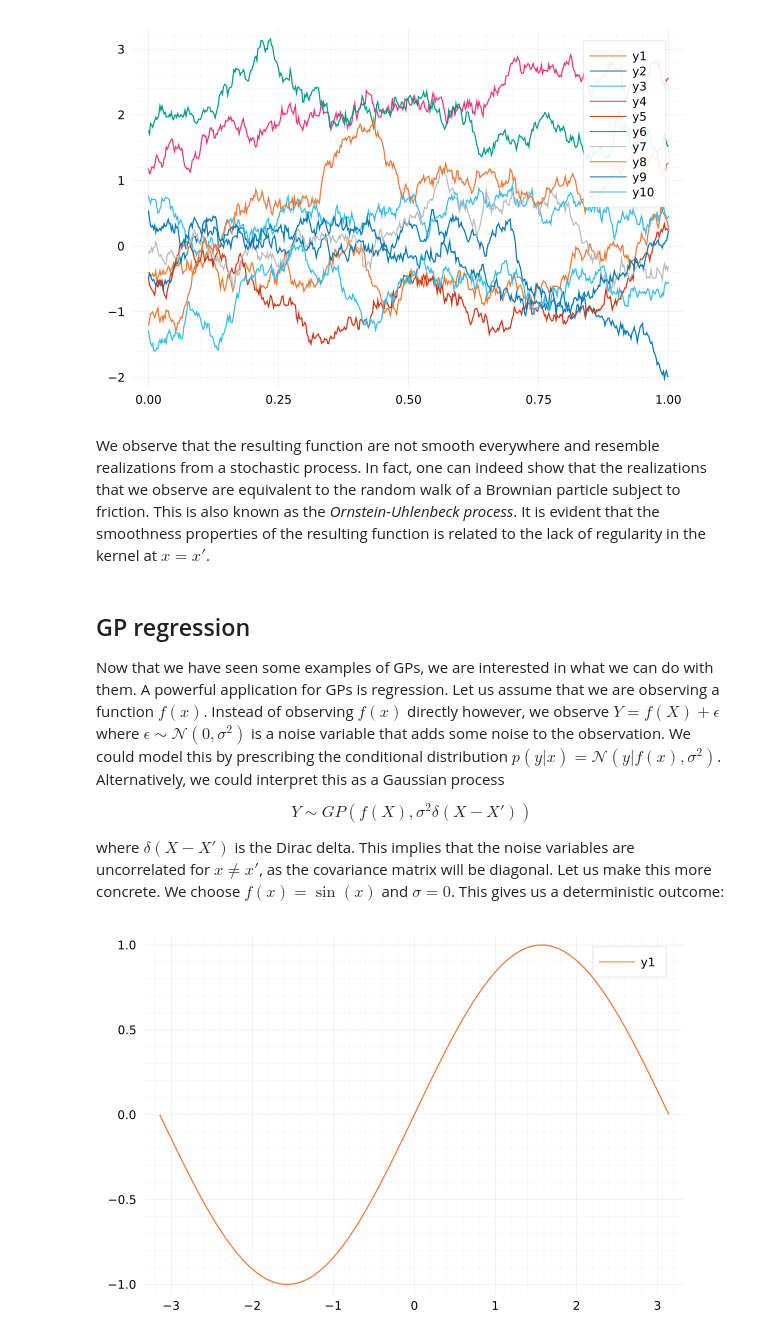
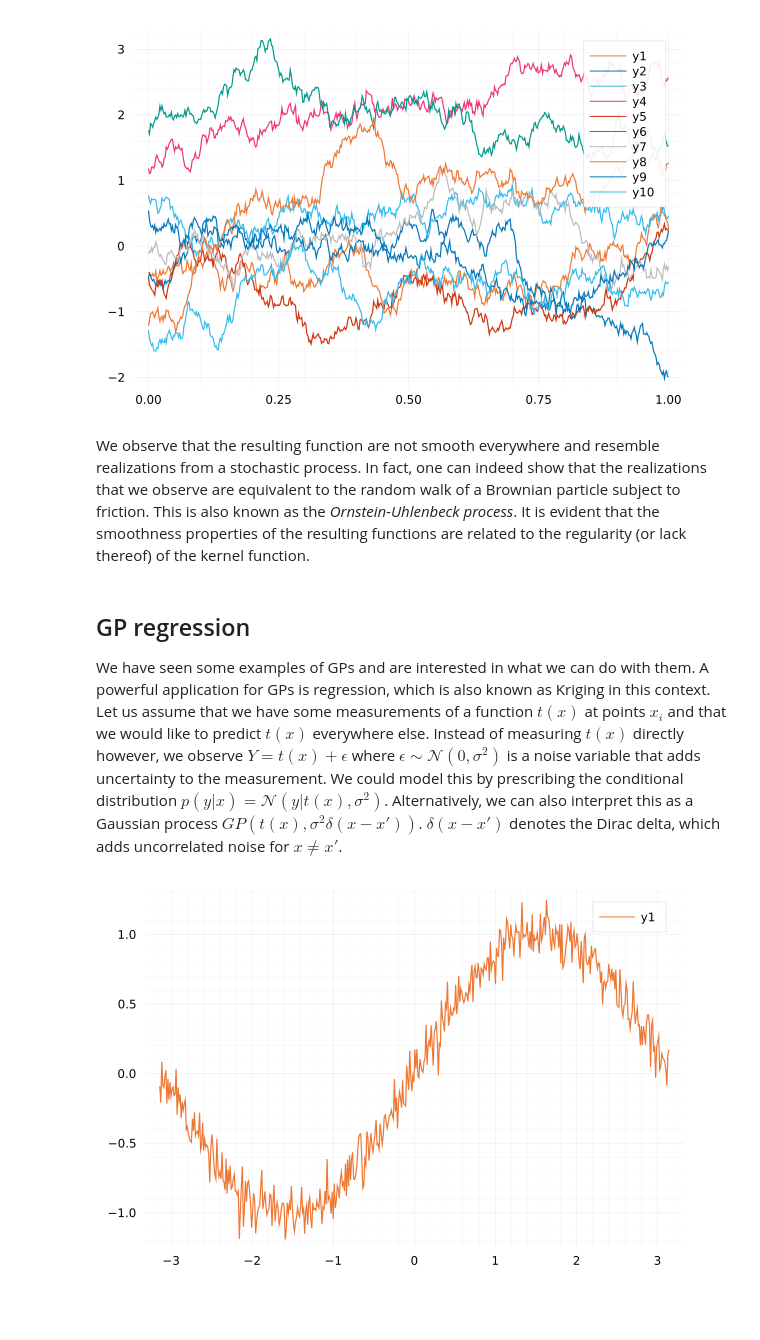
Before and after one commit to bonevbs/ml_notebooks, a Jupyter notebook: gaussian_processes.ipynb, the cells around one changed output. Saved outputs shown, nothing was run; the diff lists cells and outputs as text; code cells hidden in the pictures; blank space fills up the shorter version.

```diff
--- a/gaussian_processes.ipynb
+++ b/gaussian_processes.ipynb
@@ -183,23 +225,17 @@ visualize_gp_samples(zero, L, 10)
 # %% [output]
 [figure]
 # %% [markdown]
-We observe that the resulting function are not smooth everywhere and resemble realizations from a stochastic process. In fact, one can indeed show that the realizations that we observe are equivalent to the random walk of a Brownian particle subject to friction. This is also known as the *Ornstein-Uhlenbeck process*. It is evident that the smoothness properties of the resulting function is related to the lack of regularity in the kernel at $x=x'$.
+We observe that the resulting function are not smooth everywhere and resemble realizations from a stochastic process. In fact, one can indeed show that the realizations that we observe are equivalent to the random walk of a Brownian particle subject to friction. This is also known as the *Ornstein-Uhlenbeck process*. It is evident that the smoothness properties of the resulting functions are related to the regularity (or lack thereof) of the kernel function.
 # %% [markdown]
 ## GP regression
 
-Now that we have seen some examples of GPs, we are interested in what we can do with them. A powerful application for GPs is regression. Let us assume that we are observing a function $f(x)$. Instead of observing $f(x)$ directly however, we observe $Y = f(X) + \epsilon$ where $\epsilon \sim \mathcal{N}(0, \sigma^2)$ is a noise variable that adds some noise to the observation. We could model this by prescribing the conditional distribution $p(y|x) = \mathcal{N}(y | f(x), \sigma^2)$. Alternatively, we could interpret this as a Gaussian process
-
-$$
-Y \sim GP(f(X), \sigma^2 \delta(X-X'))
-$$
-
-where $\delta(X-X')$ is the Dirac delta. This implies that the noise variables are uncorrelated for $x \neq x'$, as the covariance matrix will be diagonal. Let us make this more concrete. We choose $f(x) = \sin (x)$ and $\sigma = 0$. This gives us a deterministic outcome:
+We have seen some examples of GPs and are interested in what we can do with them. A powerful application for GPs is regression, which is also known as Kriging in this context. Let us assume that we have some measurements of a function $t(x)$ at points $x_i$ and that we would like to predict $t(x)$ everywhere else. Instead of measuring $t(x)$ directly however, we observe $Y = t(x) + \epsilon$ where $\epsilon \sim \mathcal{N}(0, \sigma^2)$ is a noise variable that adds uncertainty to the measurement. We could model this by prescribing the conditional distribution $p(y|x) = \mathcal{N}(y | t(x), \sigma^2)$. Alternatively, we can also interpret this as a Gaussian process $GP(t(x), \sigma^2 \delta(x-x'))$. $\delta(x-x')$ denotes the Dirac delta, which adds uncorrelated noise for $x \neq x'$.
 # %%
-σ=0.0
+σ=0.1
 D(xa, xb; σ=1.0) = σ^2 .* [Float64(norm(a) == 0.) for a in (xa .- xb)]
 # visualize_kernel(D)
 f(x) = sin.(x)
 visualize_gp_samples(f, (xa,xb)->D(xa,xb,σ=σ), 1, bounds=(-π,π))
 # %% [output]
-[figure, old version]
+[figure, new version]
 # %% [markdown]
```
Also changed, not shown: parts of 27 cells of this notebook, 1 other file.
